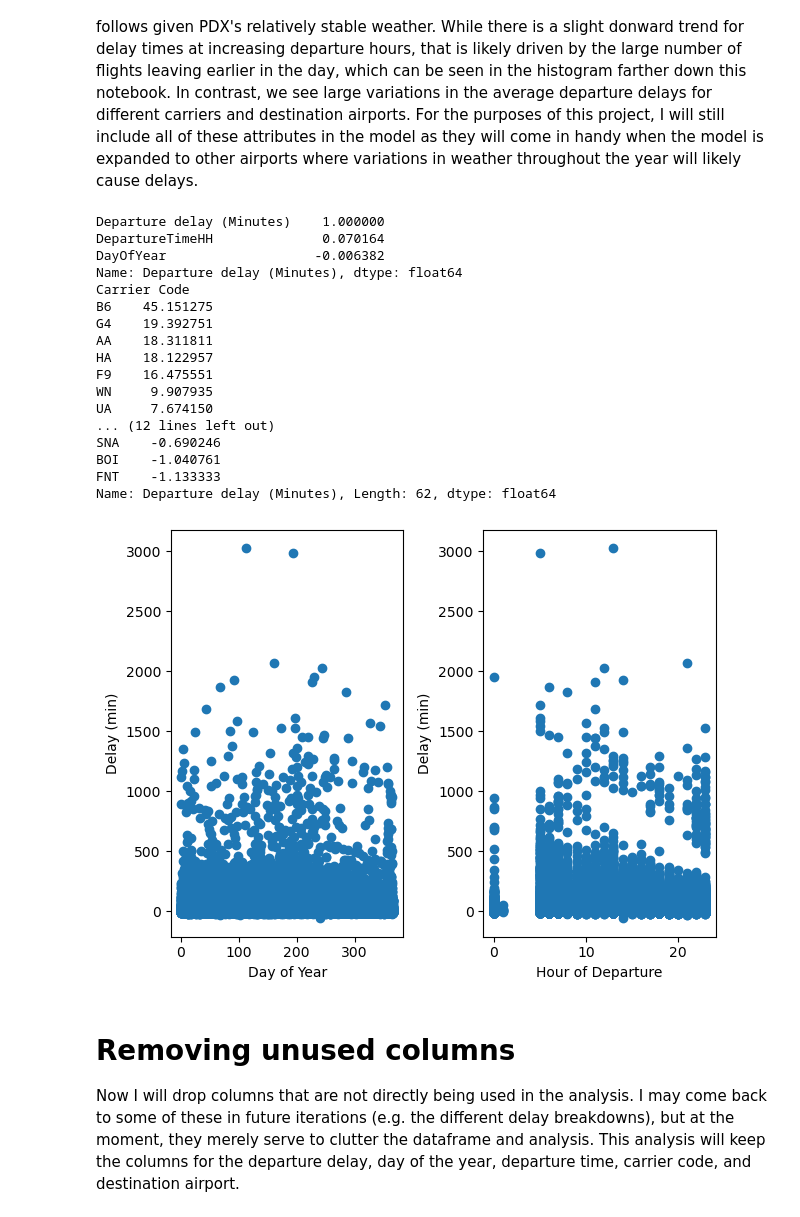
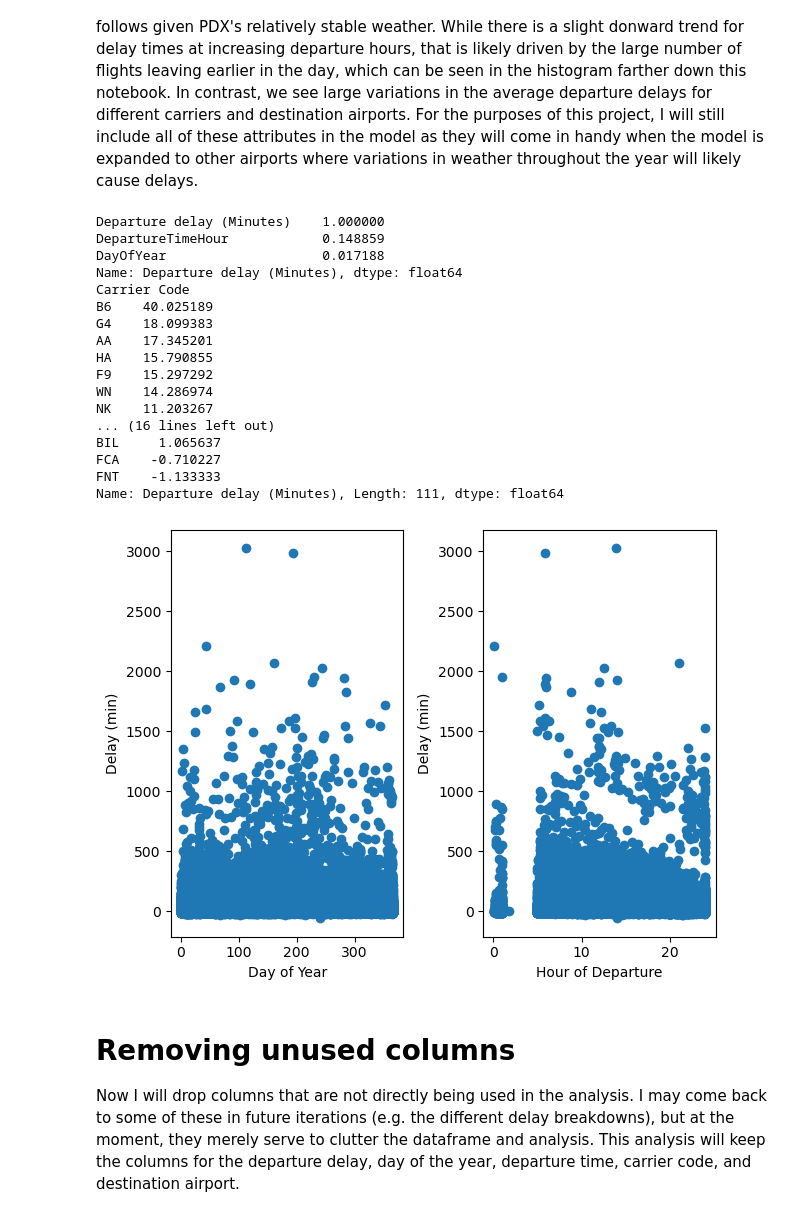
Before and after one commit to dlosowyj/flight-delay-forecasting, a Jupyter notebook: flight_exploration.ipynb, the cells around one changed output. Drawn from its saved outputs; the diff is of its cells as text; code cells hidden in the pictures.

```diff
--- a/flight_exploration.ipynb
+++ b/flight_exploration.ipynb
@@ -40,5 +41,5 @@ def load_flight_info(data_dir, pat_str):
 
     return df
 # %%
-df = load_flight_info('C:/Users/dloso/Documents/Data Science/flight-delay-forecasting/data', 'PDX*')
+df = load_flight_info('C:/Users/dloso/Documents/Data Science/flight-delay-forecasting/data/delays', 'PDX*')
 # %% [output]
@@ -66,6 +73,7 @@ Since my plan is, ultimately, to forecast delays given a carrier, date, and depa
 # %%
 df['Date'] = pd.to_datetime(df['Date (MM/DD/YYYY)'])
 df['DayOfYear'] = df['Date'].dt.dayofyear
-df['DepartureTimeHH'] = pd.to_datetime(df['Scheduled departure time'], format='%H:%M').dt.hour
-df[['Date', 'DayOfYear', 'DepartureTimeHH']].head()
+# df['DepartureTimeHH'] = pd.to_datetime(df['Scheduled departure time'], format='%H:%M').dt.hour
+df['DepartureTimeHour'] = pd.to_datetime(df['Scheduled departure time'], format='%H:%M').dt.hour + pd.to_datetime(df['Scheduled departure time'], format='%H:%M').dt.minute / 60
+df[['Date', 'DayOfYear', 'DepartureTimeHour']].head()
 # %% [output]
@@ -92,7 +100,7 @@ Determining the attributes to use in our model will take two approaches: (1) cor
 There is very little to no correlation of the departure delay with day or time, which follows given PDX's relatively stable weather. While there is a slight donward trend for delay times at increasing departure hours, that is likely driven by the large number of flights leaving earlier in the day, which can be seen in the histogram farther down this notebook. In contrast, we see large variations in the average departure delays for different carriers and destination airports. For the purposes of this project, I will still include all of these attributes in the model as they will come in handy when the model is expanded to other airports where variations in weather throughout the year will likely cause delays.
 # %%
 # numeric correlations
-corr_matrix = df[['Departure delay (Minutes)', 'DayOfYear', 'DepartureTimeHH']].corr()
+corr_matrix = df[['Departure delay (Minutes)', 'DayOfYear', 'DepartureTimeHour']].corr()
 print(corr_matrix['Departure delay (Minutes)'].sort_values(ascending=False))
 
 # categorical "correlations"
@@ -103,35 +111,35 @@ print(avg_carrier_code.sort_values(ascending=False))
 print(avg_dest_airport.sort_values(ascending=False))
 # %% [output]
 Departure delay (Minutes)    1.000000
-DepartureTimeHH              0.070164
-DayOfYear                   -0.006382
+DepartureTimeHour            0.148859
+DayOfYear                    0.017188
 Name: Departure delay (Minutes), dtype: float64
 Carrier Code
-B6    45.151275
-G4    19.392751
-AA    18.311811
-HA    18.122957
-F9    16.475551
-WN     9.907935
-UA     7.674150
-... (12 lines left out)
-SNA    -0.690246
-BOI    -1.040761
+B6    40.025189
+G4    18.099383
+AA    17.345201
+HA    15.790855
+F9    15.297292
+WN    14.286974
+NK    11.203267
+... (16 lines left out)
+BIL     1.065637
+FCA    -0.710227
 FNT    -1.133333
-Name: Departure delay (Minutes), Length: 62, dtype: float64
+Name: Departure delay (Minutes), Length: 111, dtype: float64
 # %%
 fig, ax = plt.subplots(1, 2)
 ax[0].scatter(df['DayOfYear'], df['Departure delay (Minutes)'])
 ax[0].set_ylabel('Delay (min)')
 ax[0].set_xlabel('Day of Year')
 
-ax[1].scatter(df['DepartureTimeHH'], df['Departure delay (Minutes)'])
+ax[1].scatter(df['DepartureTimeHour'], df['Departure delay (Minutes)'])
 ax[1].set_ylabel('Delay (min)')
 ax[1].set_xlabel('Hour of Departure')
 
 fig.tight_layout()
 # %% [output]
-[figure, old version]
+[figure, new version]
 # %% [markdown]
 # Removing unused columns
 Now I will drop columns that are not directly being used in the analysis. I may come back to some of these in future iterations (e.g. the different delay breakdowns), but at the moment, they merely serve to clutter the dataframe and analysis. This analysis will keep the columns for the departure delay, day of the year, departure time, carrier code, and destination airport.
```
Also changed, not shown: parts of 22 cells of this notebook.
